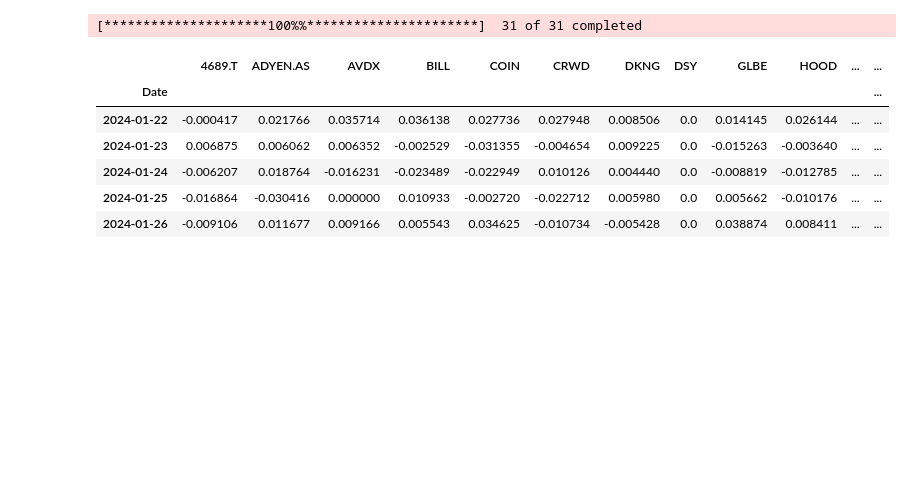
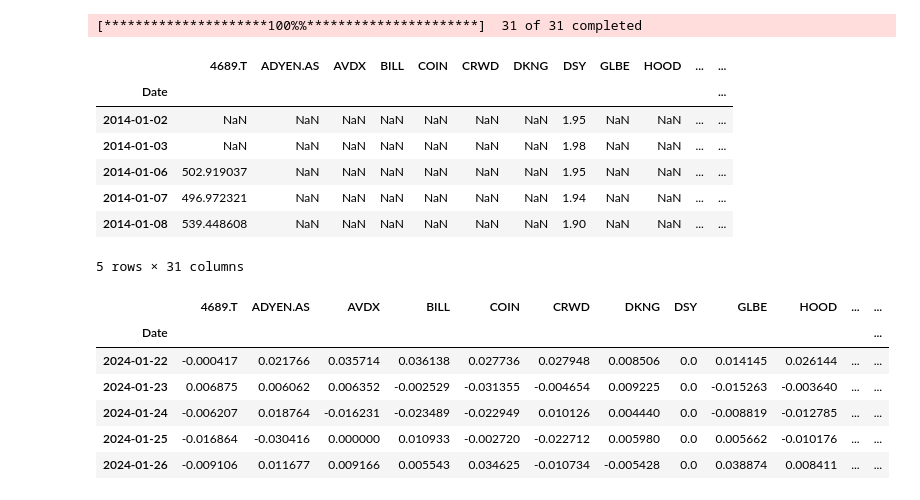
Before and after one commit to joshhzheng/Portfolio-Analysis, a Jupyter notebook: BlackLitterman.ipynb, the cells around one changed output. Cells and saved outputs as stored; diff of their text form; code cells hidden in the pictures; blank space fills up the shorter version.

```diff
--- a/BlackLitterman.ipynb
+++ b/BlackLitterman.ipynb
@@ -6,17 +6,27 @@ import yfinance as yf
 # %%
 start_date = '2014-01-01'
 end_date = '2024-12-30'
 
 assets = ['COIN', 'SHOP', 'SQ', 'DKNG', 'PATH', 'ADYEN.AS', 'HOOD', 'GLBE', 'MELI', 'TWLO',
         'TOST', 'INTU', 'ROKU', 'PINS', 'STNE', 'RBLX', 'SOFI', 'DSY', 'PLTR', 'NU',
         'TDOC', 'BILL', 'KSPI', '4689.T', 'AVDX', 'NVDA', 'META', 'CRWD', 'ICE', 'SPOT', 'Z']
 assets.sort()
 
 data = yf.download(assets, start = start_date, end = end_date)
 data = data.loc[:,('Adj Close', slice(None))]
 data.columns = assets
+
+data.head()
 # %% [output]
 [*********************100%%**********************]  31 of 31 completed
+|  | 4689.T | ADYEN.AS | AVDX | BILL | COIN | CRWD | DKNG | DSY | GLBE | HOOD | ... | ... |
+| Date |  |  |  |  |  |  |  |  |  |  |  | ... |
+| 2014-01-02 | NaN | NaN | NaN | NaN | NaN | NaN | NaN | 1.95 | NaN | NaN | ... | ... |
+| 2014-01-03 | NaN | NaN | NaN | NaN | NaN | NaN | NaN | 1.98 | NaN | NaN | ... | ... |
+| 2014-01-06 | 502.919037 | NaN | NaN | NaN | NaN | NaN | NaN | 1.95 | NaN | NaN | ... | ... |
+| 2014-01-07 | 496.972321 | NaN | NaN | NaN | NaN | NaN | NaN | 1.94 | NaN | NaN | ... | ... |
+| 2014-01-08 | 539.448608 | NaN | NaN | NaN | NaN | NaN | NaN | 1.90 | NaN | NaN | ... | ... |
+5 rows × 31 columns
 # %%
 pf = data[assets].pct_change().dropna()
 pf.head()
```
Also changed, not shown: parts of 2 cells of this notebook, 3 other files.
